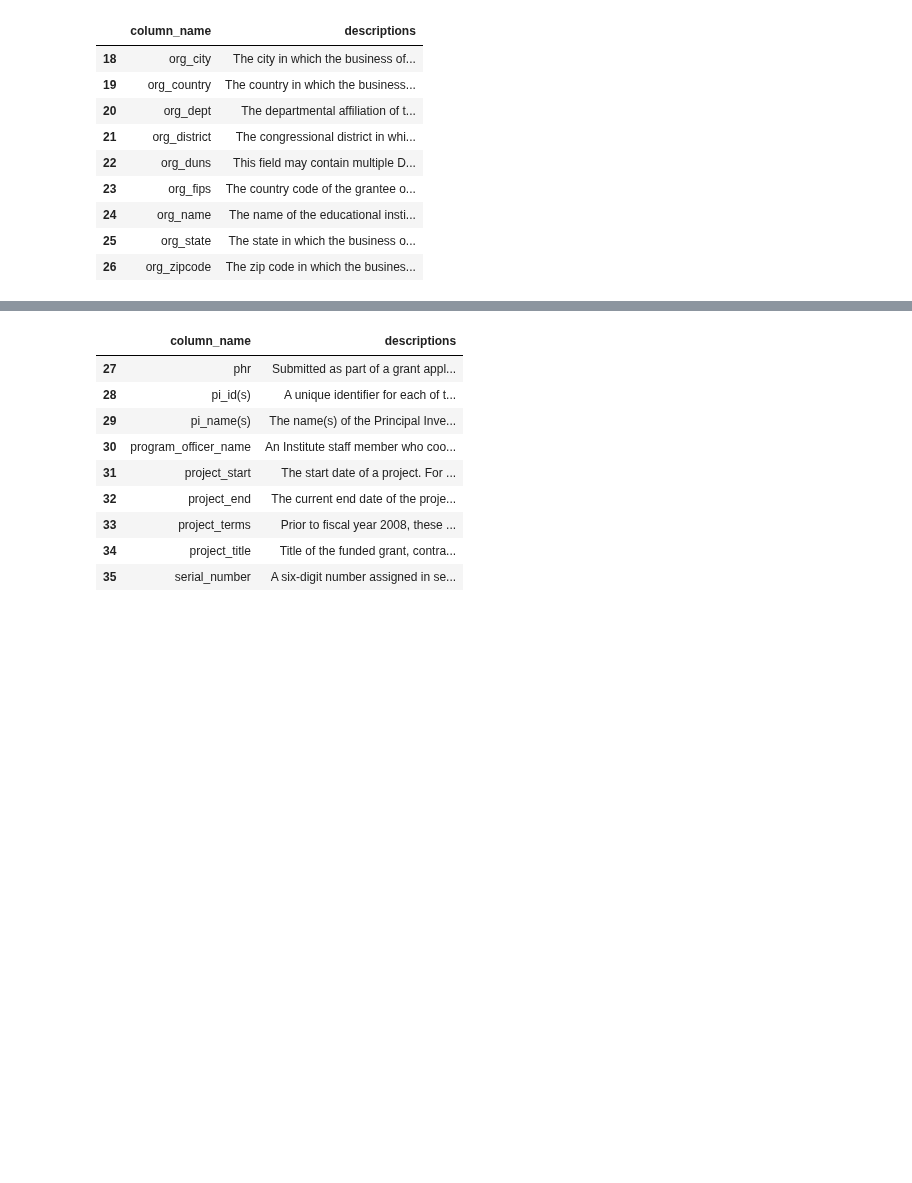
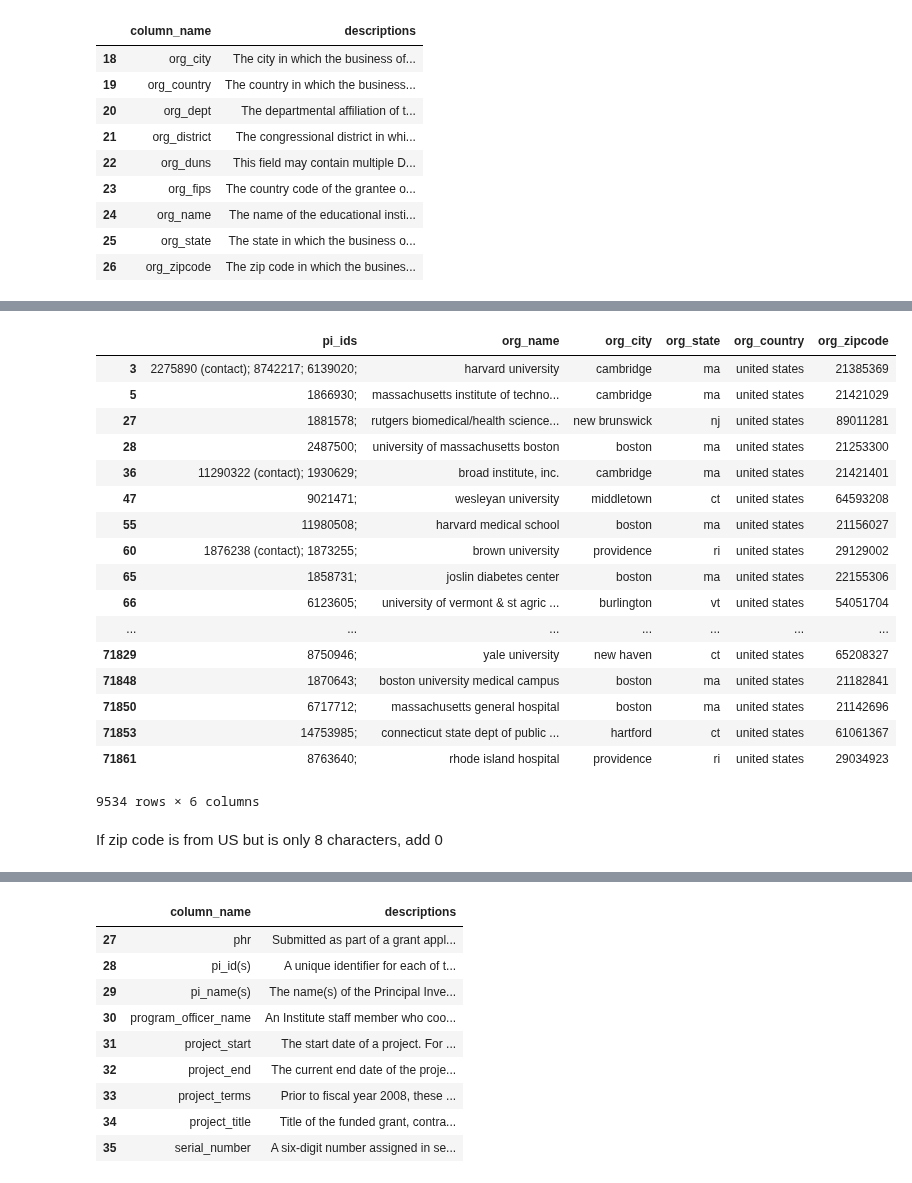
Before and after one commit to yuwie10/nih-awards, a Jupyter notebook: nih_awards.ipynb, the cells around one changed output, grey strips where cells are left out. Cells and saved outputs as stored; diff of their text form; code cells hidden in the pictures; blank space fills up the shorter version.

```diff
--- a/nih_awards.ipynb
+++ b/nih_awards.ipynb
@@ -126,0 +131,5 @@ grants_2016 = grants_2016.drop(to_drop3, axis = 1)
+# %%
+org_info = grants_2016[['pi_ids', 'org_name', 'org_city', 'org_state', 'org_country', 'org_zipcode']]
+org_info.to_csv('org_info.csv')
+pi_info_raw = grants_2016[['pi_ids', 'pi_names']]
+pi_info_raw.head()
@@ -126,0 +157,23 @@ grants_2016 = grants_2016.drop(to_drop3, axis = 1)
+# %%
+org_info.ix[org_info.org_zipcode.str.len() == 8.0]
+# %% [output]
+|  | pi_ids | org_name | org_city | org_state | org_country | org_zipcode |
+| 3 | 2275890 (contact); 8742217; 6139020; | harvard university | cambridge | ma | united states | 21385369 |
+| 5 | 1866930; | massachusetts institute of techno... | cambridge | ma | united states | 21421029 |
+| 27 | 1881578; | rutgers biomedical/health science... | new brunswick | nj | united states | 89011281 |
+| 28 | 2487500; | university of massachusetts boston | boston | ma | united states | 21253300 |
+| 36 | 11290322 (contact); 1930629; | broad institute, inc. | cambridge | ma | united states | 21421401 |
+| 47 | 9021471; | wesleyan university | middletown | ct | united states | 64593208 |
+| 55 | 11980508; | harvard medical school | boston | ma | united states | 21156027 |
+| 60 | 1876238 (contact); 1873255; | brown university | providence | ri | united states | 29129002 |
+| 65 | 1858731; | joslin diabetes center | boston | ma | united states | 22155306 |
+| 66 | 6123605; | university of vermont & st agric ... | burlington | vt | united states | 54051704 |
+| ... | ... | ... | ... | ... | ... | ... |
+| 71829 | 8750946; | yale university | new haven | ct | united states | 65208327 |
+| 71848 | 1870643; | boston university medical campus | boston | ma | united states | 21182841 |
+| 71850 | 6717712; | massachusetts general hospital | boston | ma | united states | 21142696 |
+| 71853 | 14753985; | connecticut state dept of public ... | hartford | ct | united states | 61061367 |
+| 71861 | 8763640; | rhode island hospital | providence | ri | united states | 29034923 |
+9534 rows × 6 columns
+# %% [markdown]
+If zip code is from US but is only 8 characters, add 0
```
Also changed, not shown: parts of 18 cells of this notebook.
